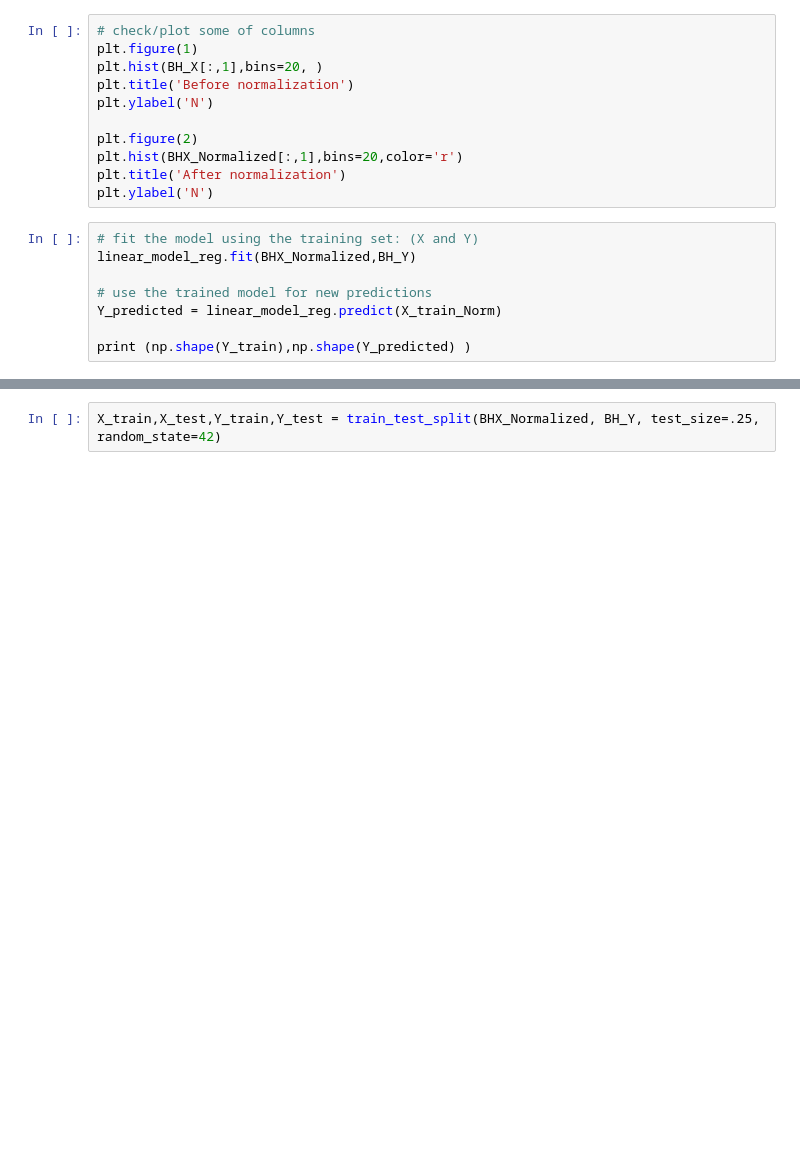
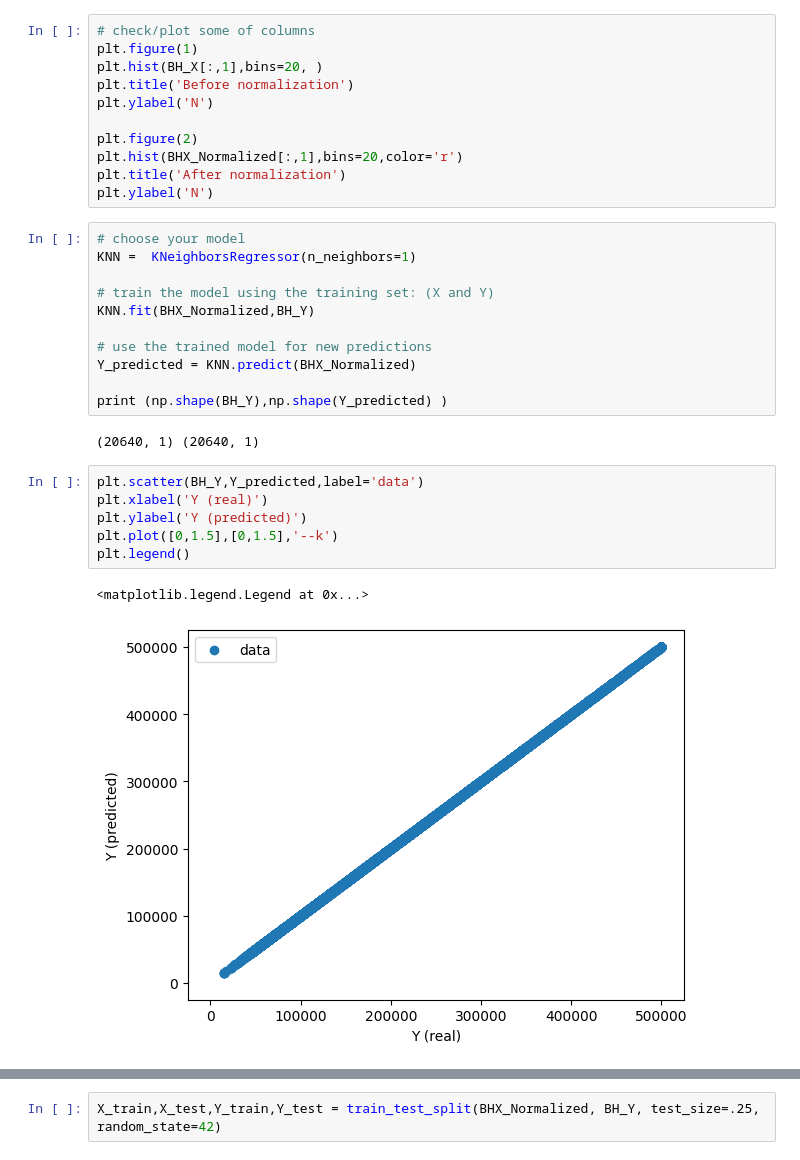
Before and after one commit to romaricoflores/bida406-predictive-analytics, a Jupyter notebook: week4/week4-notes.ipynb, the cells around one changed output, grey strips where cells are left out. Saved outputs shown, nothing was run; the diff lists cells and outputs as text; blank space fills up the shorter version.

```diff
--- a/week4/week4-notes.ipynb
+++ b/week4/week4-notes.ipynb
@@ -55,10 +55,24 @@ plt.hist(BHX_Normalized[:,1],bins=20,color='r')
 plt.title('After normalization')
 plt.ylabel('N')
 # %%
-# fit the model using the training set: (X and Y)
-linear_model_reg.fit(BHX_Normalized,BH_Y)
+# choose your model
+KNN =  KNeighborsRegressor(n_neighbors=1)
+
+# train the model using the training set: (X and Y)
+KNN.fit(BHX_Normalized,BH_Y)
 
 # use the trained model for new predictions
-Y_predicted = linear_model_reg.predict(X_train_Norm)
+Y_predicted = KNN.predict(BHX_Normalized)
 
-print (np.shape(Y_train),np.shape(Y_predicted) )
+print (np.shape(BH_Y),np.shape(Y_predicted) )
+# %% [output]
+(20640, 1) (20640, 1)
+# %%
+plt.scatter(BH_Y,Y_predicted,label='data')
+plt.xlabel('Y (real)')
+plt.ylabel('Y (predicted)')
+plt.plot([0,1.5],[0,1.5],'--k')
+plt.legend()
+# %% [output]
+<matplotlib.legend.Legend at 0x...>
+[figure, added]
```
Also changed, not shown: parts of 3 cells of this notebook, 6 other files.
